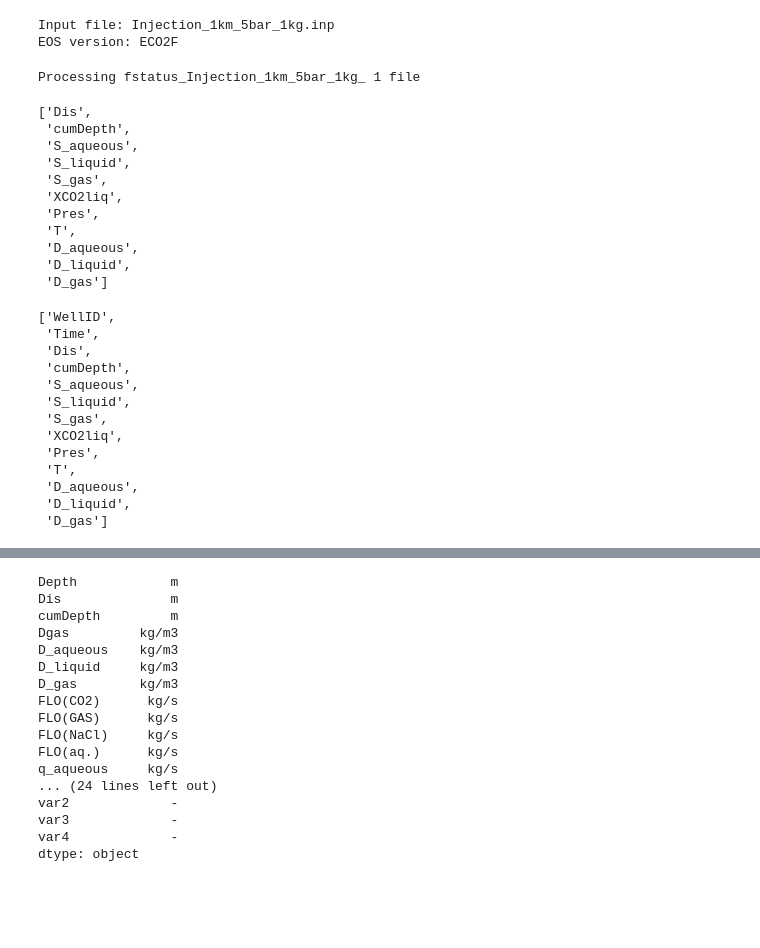
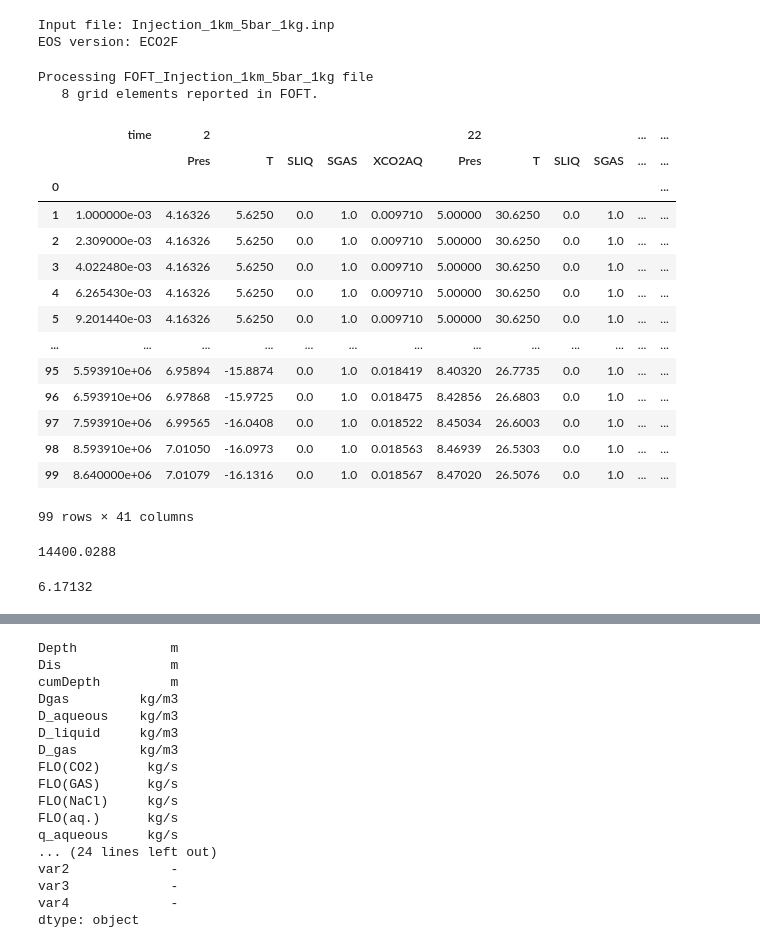
Before and after one commit to equinor/T2Well_post, a Jupyter notebook: plot_T2Well_files.ipynb, the cells around one changed output, grey strips where cells are left out. Saved outputs shown, nothing was run; the diff lists cells and outputs as text; code cells hidden in the pictures; blank space fills up the shorter version.

```diff
--- a/plot_T2Well_files.ipynb
+++ b/plot_T2Well_files.ipynb
@@ -38,38 +38,34 @@ eleme, conne = read_ipMESH(ip_file)
 # %% [output]
 Input file: Injection_1km_5bar_1kg.inp
 EOS version: ECO2F
-# %%
-
-fs_var, fs = read_FOFT(fnames_map['fstatus'])
-
-fs_var
-# %% [output]
-Processing fstatus_Injection_1km_5bar_1kg_ 1 file
-['Dis',
- 'cumDepth',
- 'S_aqueous',
- 'S_liquid',
- 'S_gas',
- 'XCO2liq',
- 'Pres',
- 'T',
- 'D_aqueous',
- 'D_liquid',
- 'D_gas']
-# %%
-fs_row1 = fs.columns.to_list()
-fs_row1
-# %% [output]
-['WellID',
- 'Time',
- 'Dis',
- 'cumDepth',
- 'S_aqueous',
- 'S_liquid',
- 'S_gas',
- 'XCO2liq',
- 'Pres',
- 'T',
- 'D_aqueous',
- 'D_liquid',
- 'D_gas']
+# %%
+
+foft_var, foft_idx, foft = read_FOFT(fnames_map['foft'], EOS)
+
+foft
+# %% [output]
+Processing FOFT_Injection_1km_5bar_1kg file
+   8 grid elements reported in FOFT.
+|  | time | 2 |  |  |  |  | 22 |  |  |  | ... | ... |
+|  |  | Pres | T | SLIQ | SGAS | XCO2AQ | Pres | T | SLIQ | SGAS | ... | ... |
+| 0 |  |  |  |  |  |  |  |  |  |  |  | ... |
+| 1 | 1.000000e-03 | 4.16326 | 5.6250 | 0.0 | 1.0 | 0.009710 | 5.00000 | 30.6250 | 0.0 | 1.0 | ... | ... |
+| 2 | 2.309000e-03 | 4.16326 | 5.6250 | 0.0 | 1.0 | 0.009710 | 5.00000 | 30.6250 | 0.0 | 1.0 | ... | ... |
+| 3 | 4.022480e-03 | 4.16326 | 5.6250 | 0.0 | 1.0 | 0.009710 | 5.00000 | 30.6250 | 0.0 | 1.0 | ... | ... |
+| 4 | 6.265430e-03 | 4.16326 | 5.6250 | 0.0 | 1.0 | 0.009710 | 5.00000 | 30.6250 | 0.0 | 1.0 | ... | ... |
+| 5 | 9.201440e-03 | 4.16326 | 5.6250 | 0.0 | 1.0 | 0.009710 | 5.00000 | 30.6250 | 0.0 | 1.0 | ... | ... |
+| ... | ... | ... | ... | ... | ... | ... | ... | ... | ... | ... | ... | ... |
+| 95 | 5.593910e+06 | 6.95894 | -15.8874 | 0.0 | 1.0 | 0.018419 | 8.40320 | 26.7735 | 0.0 | 1.0 | ... | ... |
+| 96 | 6.593910e+06 | 6.97868 | -15.9725 | 0.0 | 1.0 | 0.018475 | 8.42856 | 26.6803 | 0.0 | 1.0 | ... | ... |
+| 97 | 7.593910e+06 | 6.99565 | -16.0408 | 0.0 | 1.0 | 0.018522 | 8.45034 | 26.6003 | 0.0 | 1.0 | ... | ... |
+| 98 | 8.593910e+06 | 7.01050 | -16.0973 | 0.0 | 1.0 | 0.018563 | 8.46939 | 26.5303 | 0.0 | 1.0 | ... | ... |
+| 99 | 8.640000e+06 | 7.01079 | -16.1316 | 0.0 | 1.0 | 0.018567 | 8.47020 | 26.5076 | 0.0 | 1.0 | ... | ... |
+99 rows × 41 columns
+# %%
+0.166667E+00*24*3600
+# %% [output]
+14400.0288
+# %%
+0.617132E+06/1e5
+# %% [output]
+6.17132
```
Also changed, not shown: parts of 3 cells of this notebook, 1 other file.
